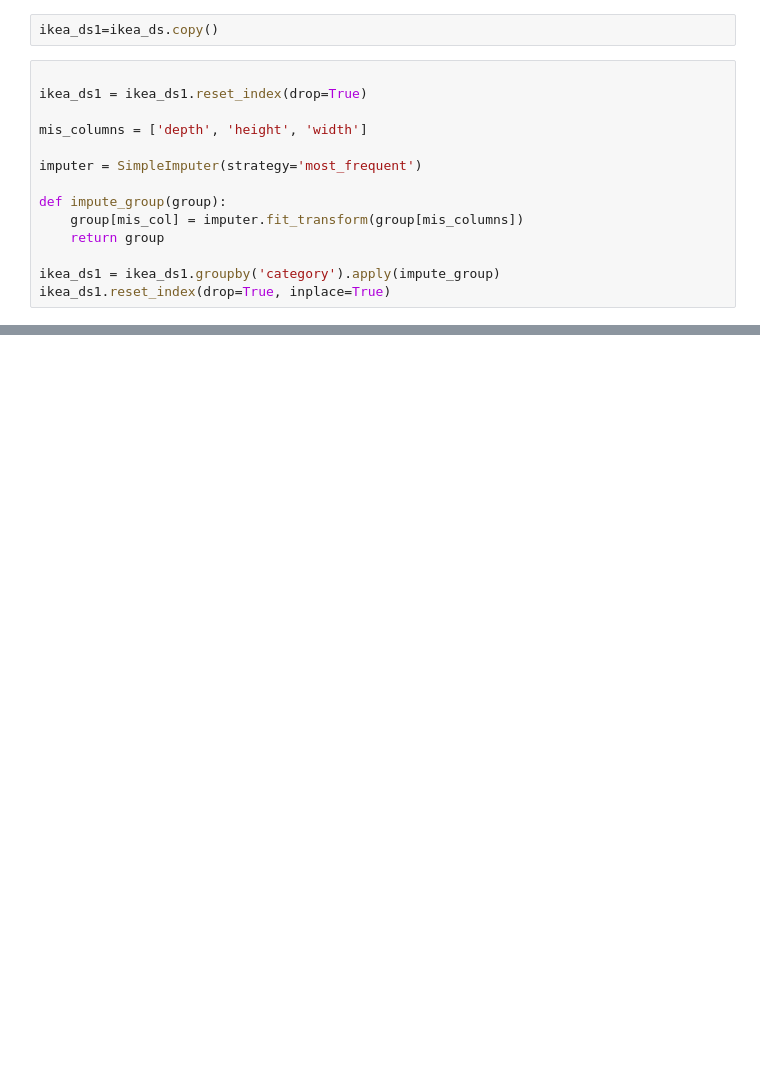
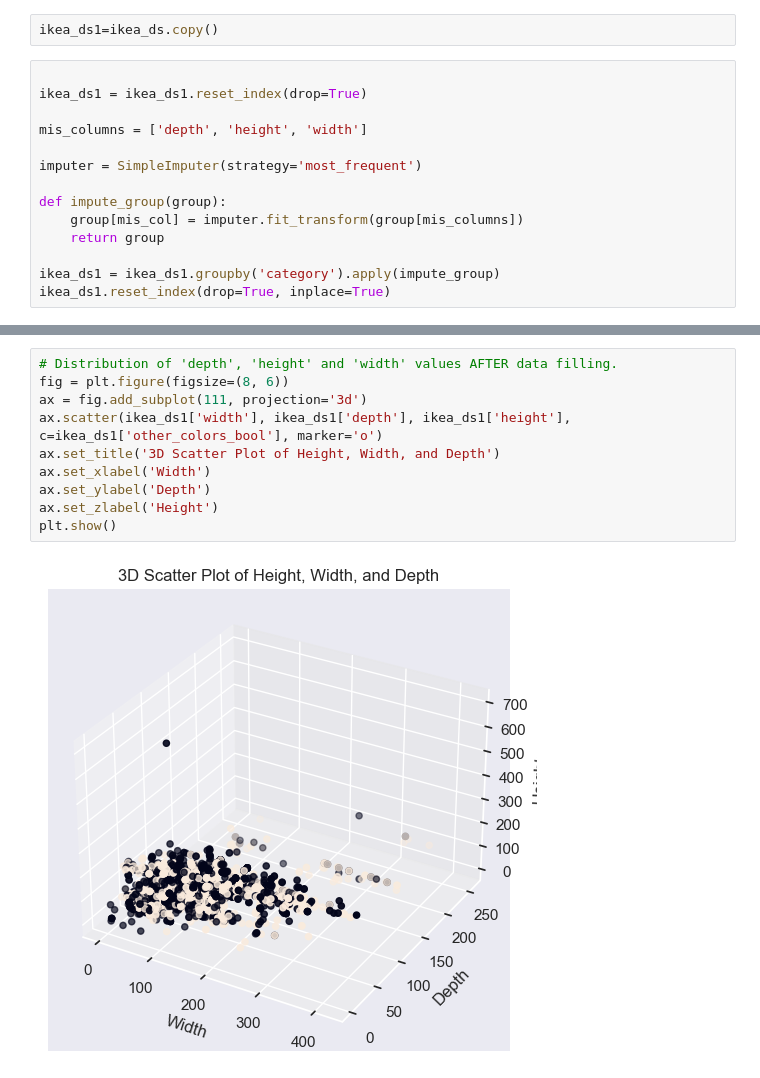
Before and after one commit to MarinaYurchenko/Python-Step-Project, a Jupyter notebook: Python Step project/Step.ipynb, the cells around one changed output, grey strips where cells are left out. Saved outputs shown, nothing was run; the diff lists cells and outputs as text; blank space fills up the shorter version.

```diff
--- a/Python Step project/Step.ipynb
+++ b/Python Step project/Step.ipynb
@@ -907,3 +949,15 @@ ikea_ds1.sample(10)
+# %%
+# Distribution of 'depth', 'height' and 'width' values AFTER data filling.
+fig = plt.figure(figsize=(8, 6))
+ax = fig.add_subplot(111, projection='3d')
+ax.scatter(ikea_ds1['width'], ikea_ds1['depth'], ikea_ds1['height'], c=ikea_ds1['other_colors_bool'], marker='o')
+ax.set_title('3D Scatter Plot of Height, Width, and Depth')
+ax.set_xlabel('Width')
+ax.set_ylabel('Depth')
+ax.set_zlabel('Height')
+plt.show()
+# %% [output]
+[figure, added]
 # %%
 X2 = ikea_ds1[['width','depth','height']]
 Y2 = ikea_ds1['price']
```
Also changed, not shown: parts of 49 cells of this notebook.
